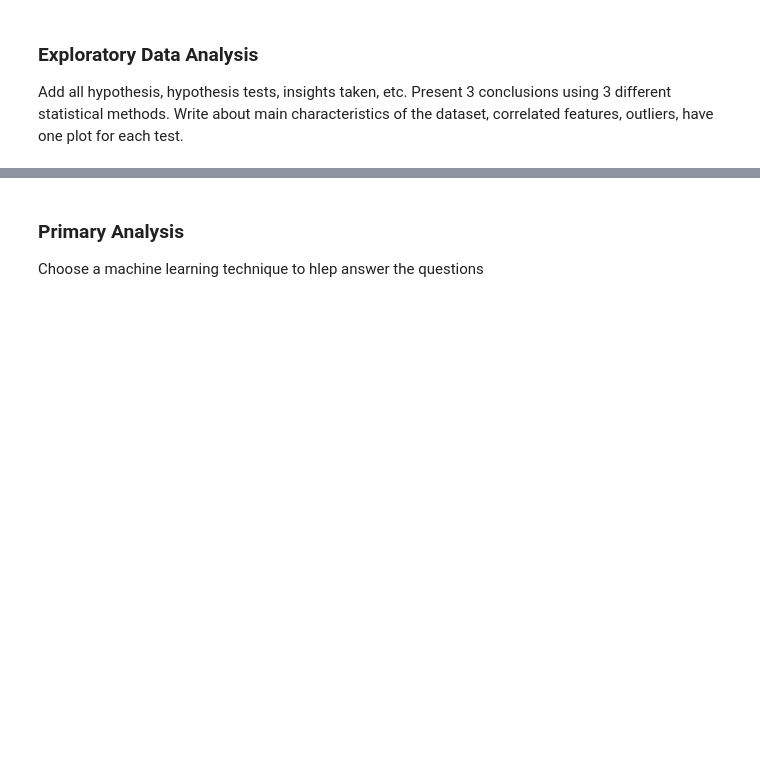
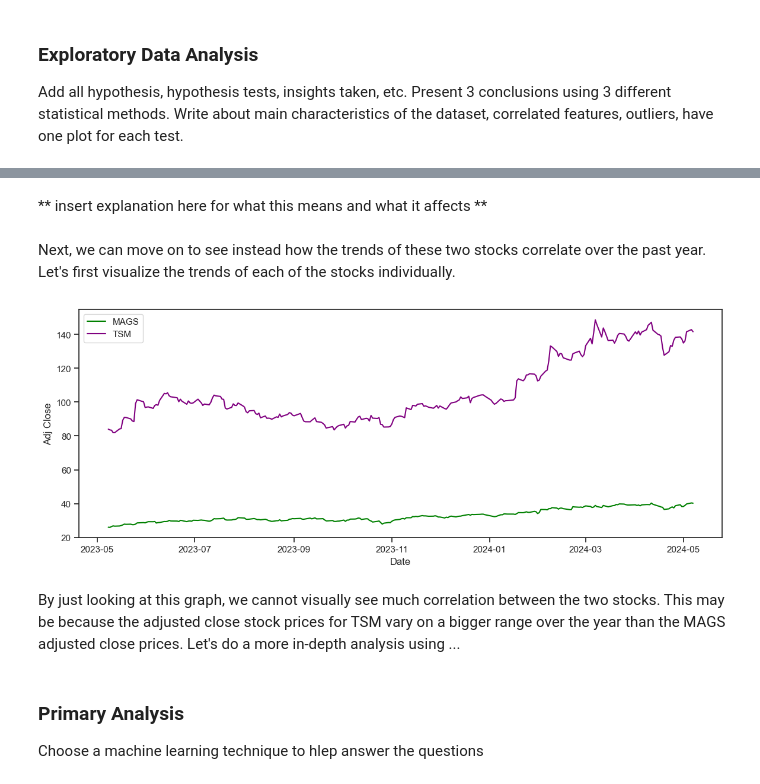
Before and after one commit to dhruv-dewan/Magnificent-7-Stock-Analysis-and-LSTM-Prediction, a Jupyter notebook: CMSC320_Final_Project.ipynb, the cells around one changed output, grey strips where cells are left out. Saved outputs shown, nothing was run; the diff lists cells and outputs as text; code cells hidden in the pictures; blank space fills up the shorter version.

```diff
--- a/CMSC320_Final_Project.ipynb
+++ b/CMSC320_Final_Project.ipynb
@@ -74,3 +98,20 @@ tsm_data.head()
+# %% [markdown]
+** insert explanation here for what this means and what it affects **
+# %% [markdown]
+Next, we can move on to see instead how the trends of these two stocks correlate over the past year. Let's first visualize the trends of each of the stocks individually.
+# %%
+with warnings.catch_warnings():
+    warnings.simplefilter("ignore")
+    plt.figure(figsize=(14,5))
+    sns.set_style("ticks")
+    sns.lineplot(data=mag7_data, x="Date", y='Adj Close', color='green', label='MAGS')
+    sns.lineplot(data=tsm_data, x="Date", y='Adj Close', color='purple', label='TSM')
+    plt.legend()
+    plt.show()
+# %% [output]
+[figure, added]
+# %% [markdown]
+By just looking at this graph, we cannot visually see much correlation between the two stocks. This may be because the adjusted close stock prices for TSM vary on a bigger range over the year than the MAGS adjusted close prices. Let's do a more in-depth analysis using ...
 # %% [markdown]
 ### Primary Analysis
 
```
Also changed, not shown: parts of 7 cells of this notebook, 1 other file.
